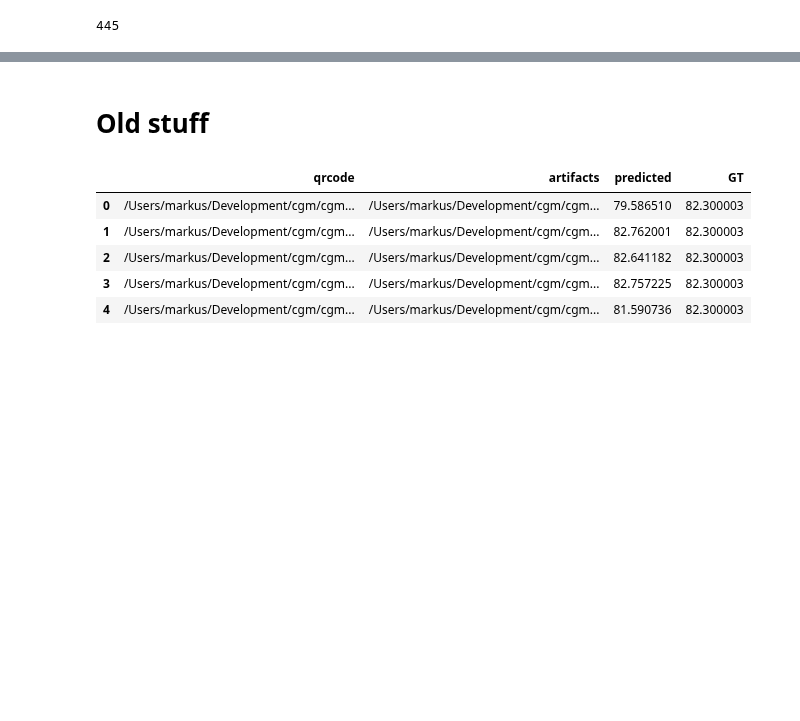
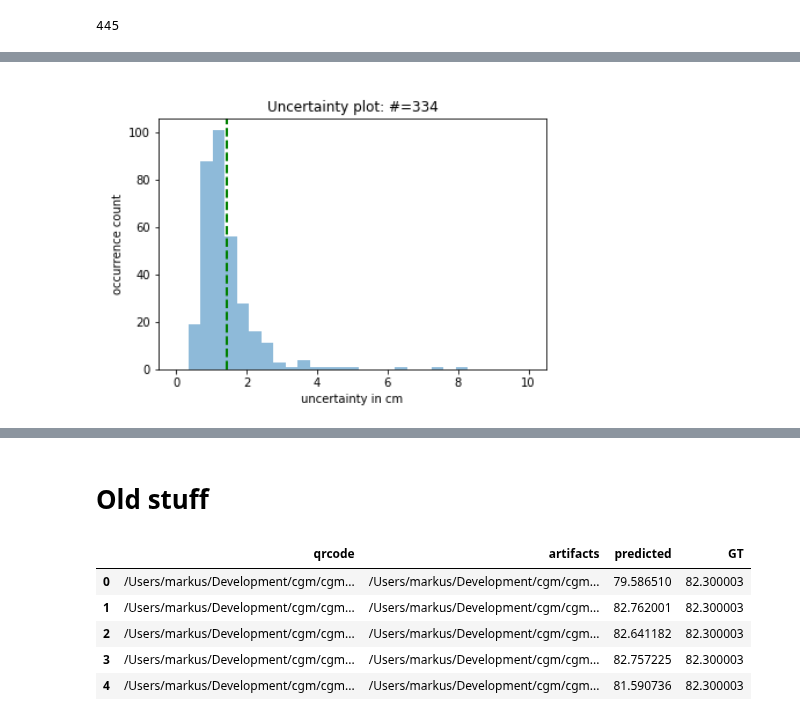
Before and after one commit to Welthungerhilfe/cgm-ml, a Jupyter notebook: src/common/evaluation/Evaluate_models.ipynb, the cells around one changed output, grey strips where cells are left out. Cells and saved outputs as stored; diff of their text form; code cells hidden in the pictures; blank space fills up the shorter version.

```diff
--- a/src/common/evaluation/Evaluate_models.ipynb
+++ b/src/common/evaluation/Evaluate_models.ipynb
@@ -219,0 +266,4 @@ Image(filename=image_path, width=500, height=500)
+# %%
+plot_distrib(df_old)
+# %% [output]
+[figure, added]
```
Also changed, not shown: parts of 24 cells of this notebook, 1 other file.
